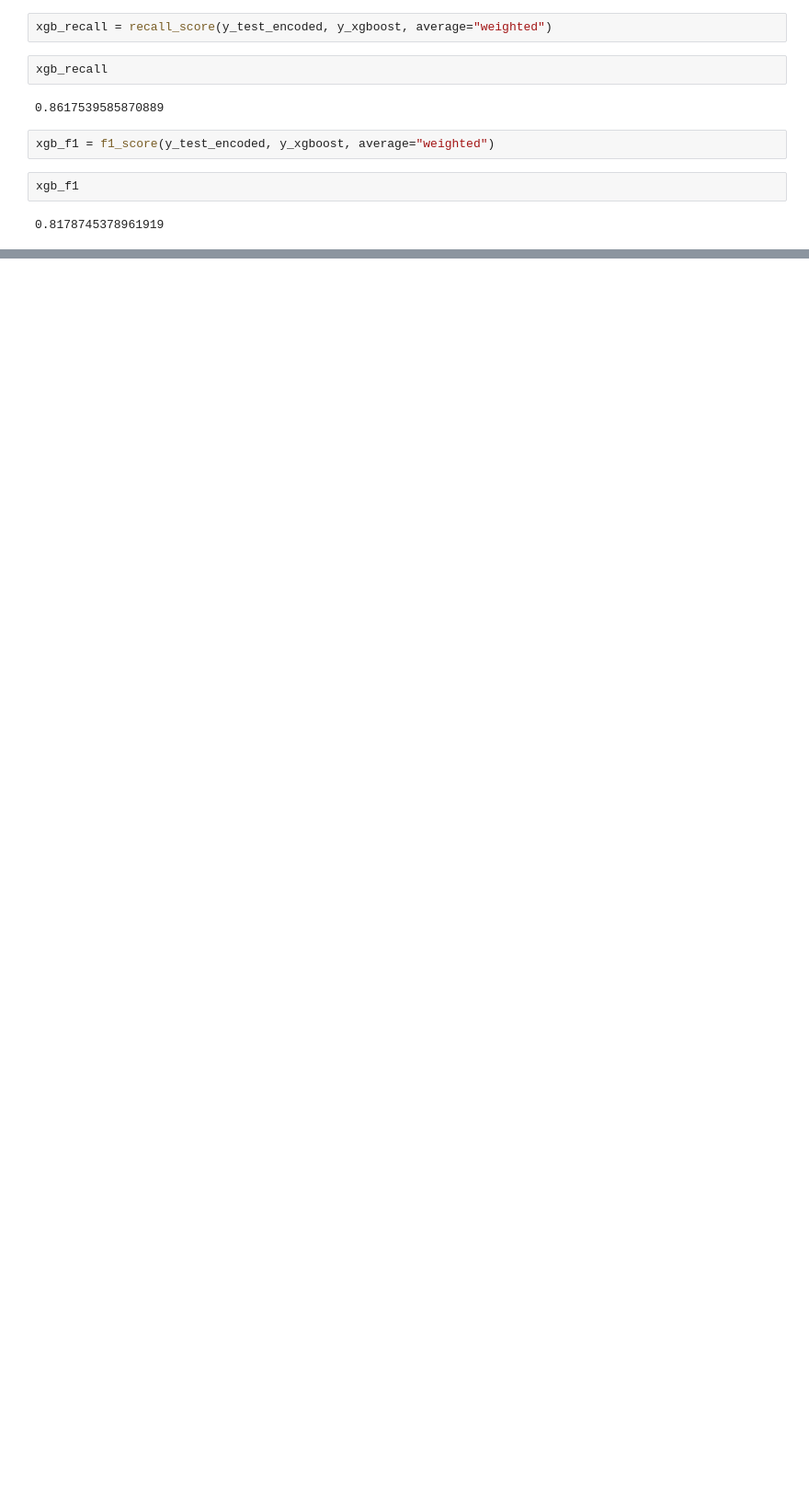
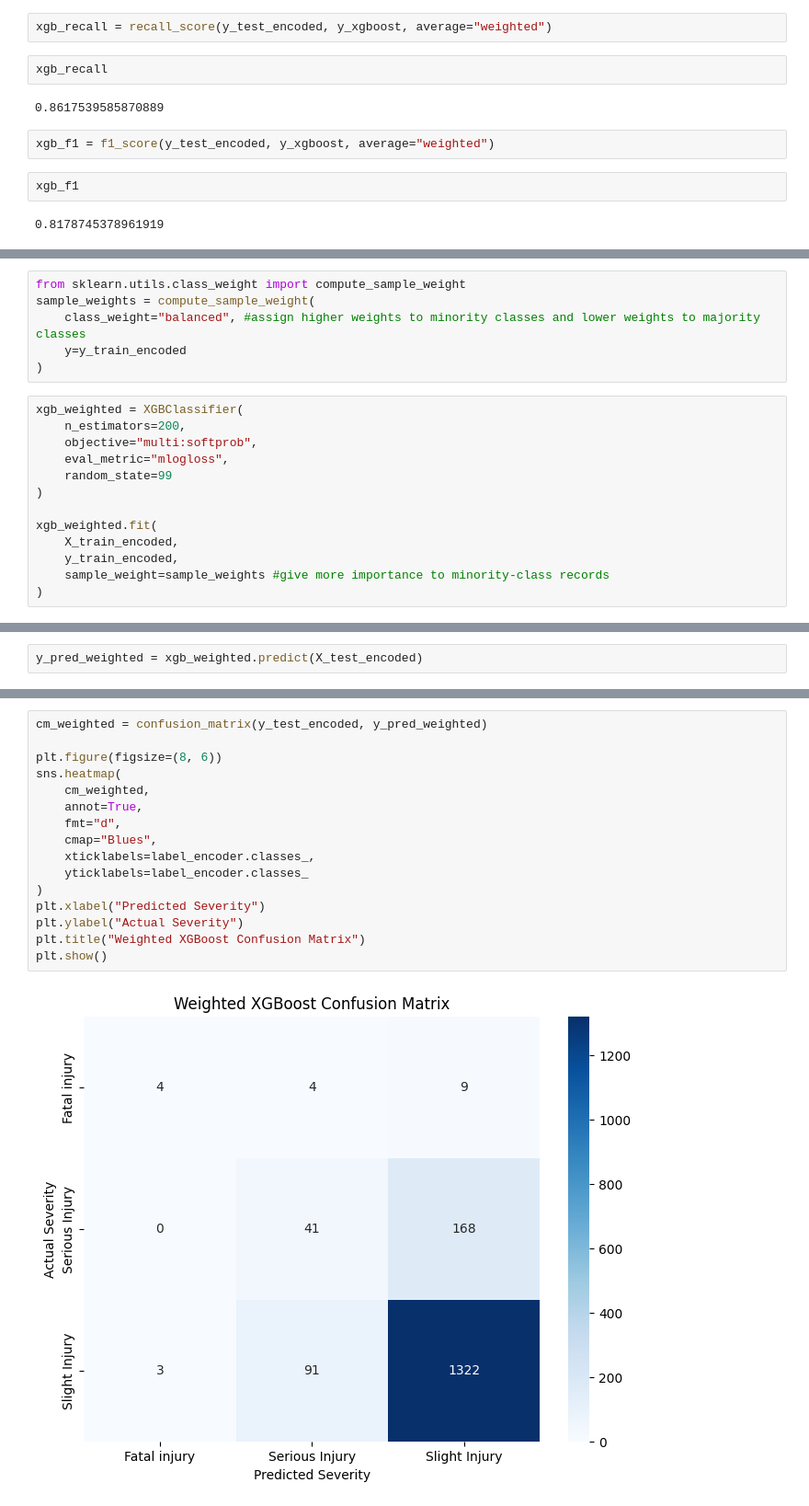
Before and after one commit to Babitaadhikari11/Road-Traffic-Accident-Severity-Prediction, a Jupyter notebook: notebooks/05_Models.ipynb, the cells around one changed output, grey strips where cells are left out. Shown at 92% size. Cells and saved outputs as stored; diff of their text form; blank space fills up the shorter version.

```diff
--- a/notebooks/05_Models.ipynb
+++ b/notebooks/05_Models.ipynb
@@ -315,0 +363,19 @@ xgb_f1
+# %%
+from sklearn.utils.class_weight import compute_sample_weight
+sample_weights = compute_sample_weight(
+    class_weight="balanced", #assign higher weights to minority classes and lower weights to majority classes
+    y=y_train_encoded
+)
+# %%
+xgb_weighted = XGBClassifier(
+    n_estimators=200,
+    objective="multi:softprob",
+    eval_metric="mlogloss",
+    random_state=99
+)
+
+xgb_weighted.fit(
+    X_train_encoded,
+    y_train_encoded,
+    sample_weight=sample_weights #give more importance to minority-class records
+)
@@ -315,0 +395,2 @@ xgb_f1
+# %%
+y_pred_weighted = xgb_weighted.predict(X_test_encoded)
@@ -315,0 +424,18 @@ xgb_f1
+# %%
+cm_weighted = confusion_matrix(y_test_encoded, y_pred_weighted)
+
+plt.figure(figsize=(8, 6))
+sns.heatmap(
+    cm_weighted,
+    annot=True,
+    fmt="d",
+    cmap="Blues",
+    xticklabels=label_encoder.classes_,
+    yticklabels=label_encoder.classes_
+)
+plt.xlabel("Predicted Severity")
+plt.ylabel("Actual Severity")
+plt.title("Weighted XGBoost Confusion Matrix")
+plt.show()
+# %% [output]
+[figure, added]
```
Also changed, not shown: parts of 39 cells of this notebook.
